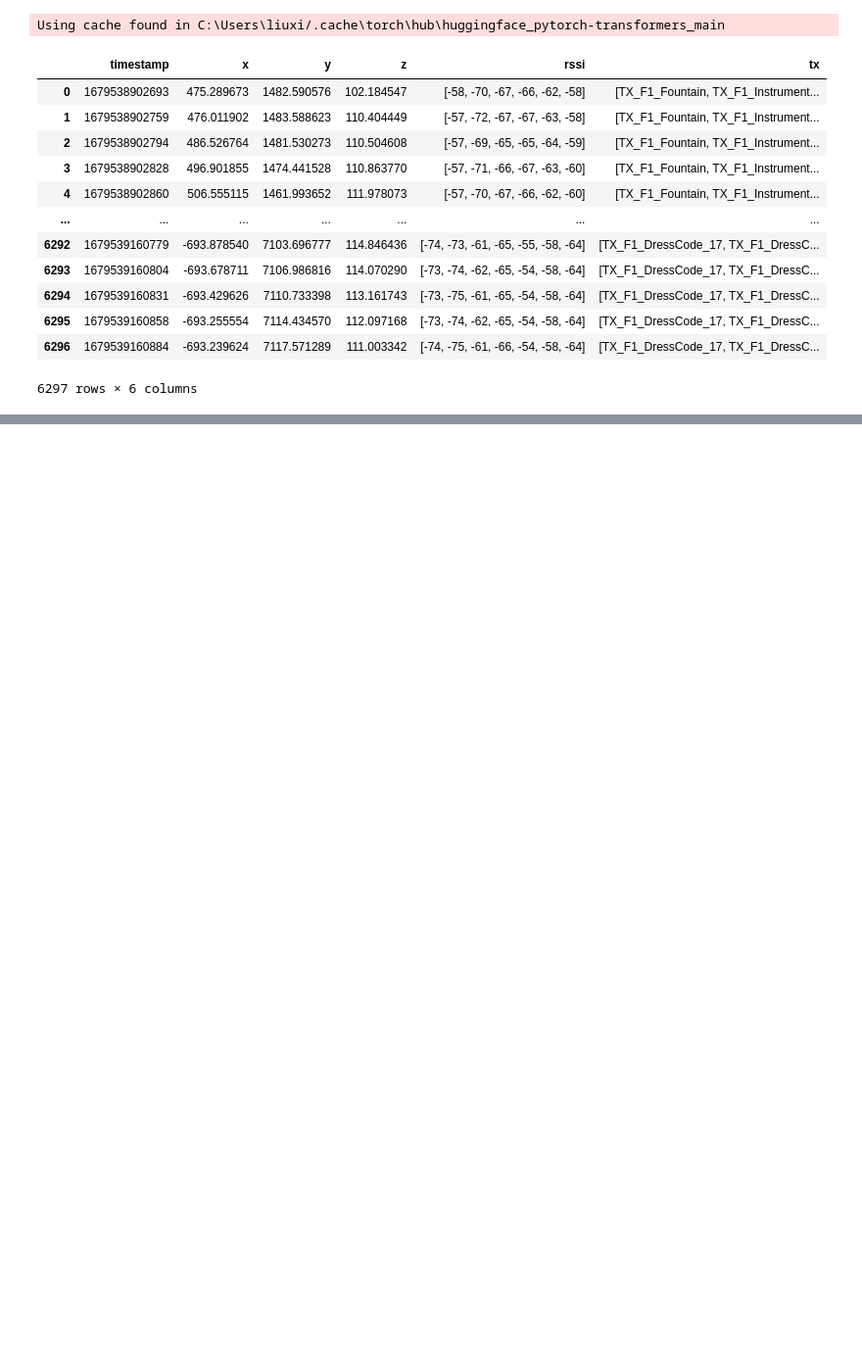
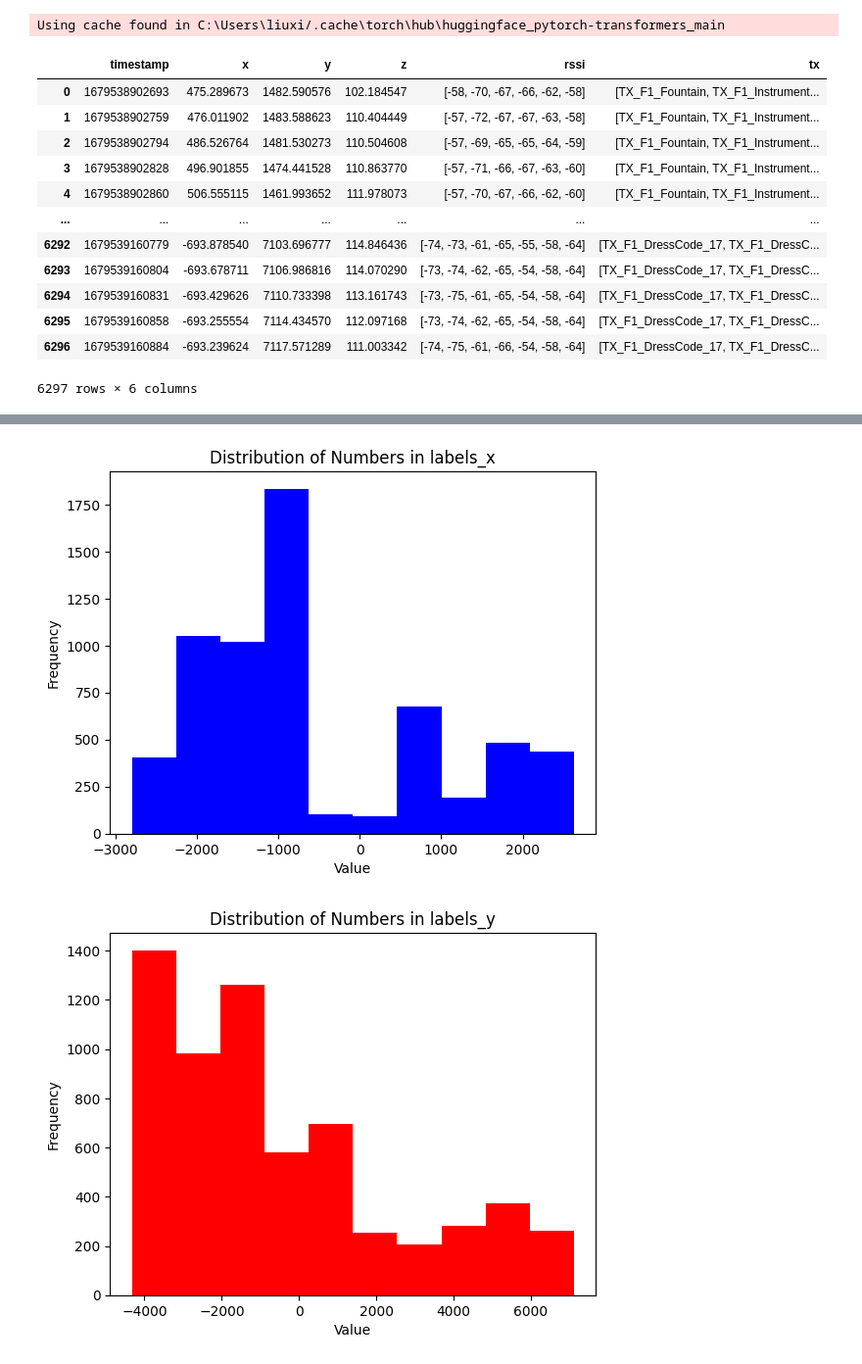
Before and after one commit to codelzz/WirelessDT, a Jupyter notebook: Source/WiTracingPy/RL/Nlp_positioning.ipynb, the cells around one changed output, grey strips where cells are left out. Shown at 98% size. Drawn from its saved outputs; the diff is of its cells as text; code cells hidden in the pictures; blank space fills up the shorter version.

```diff
--- a/Source/WiTracingPy/RL/Nlp_positioning.ipynb
+++ b/Source/WiTracingPy/RL/Nlp_positioning.ipynb
@@ -116,0 +160,30 @@ with torch.no_grad():
+# %%
+import matplotlib.pyplot as plt
+
+# Create the first figure and axis
+fig1, ax1 = plt.subplots()
+
+# Plot the histogram for list1
+ax1.hist(labels_x, bins=10, color='blue')
+
+# Set the labels and title for the first figure
+ax1.set_xlabel('Value')
+ax1.set_ylabel('Frequency')
+ax1.set_title('Distribution of Numbers in labels_x')
+
+# Create the second figure and axis
+fig2, ax2 = plt.subplots()
+
+# Plot the histogram for list2
+ax2.hist(labels_y, bins=10, color='red')
+
+# Set the labels and title for the second figure
+ax2.set_xlabel('Value')
+ax2.set_ylabel('Frequency')
+ax2.set_title('Distribution of Numbers in labels_y')
+
+# Show both plots
+plt.show()
+# %% [output]
+[figure, added]
+[figure, added]
```
Also changed, not shown: parts of 6 cells of this notebook, 10 other files.
